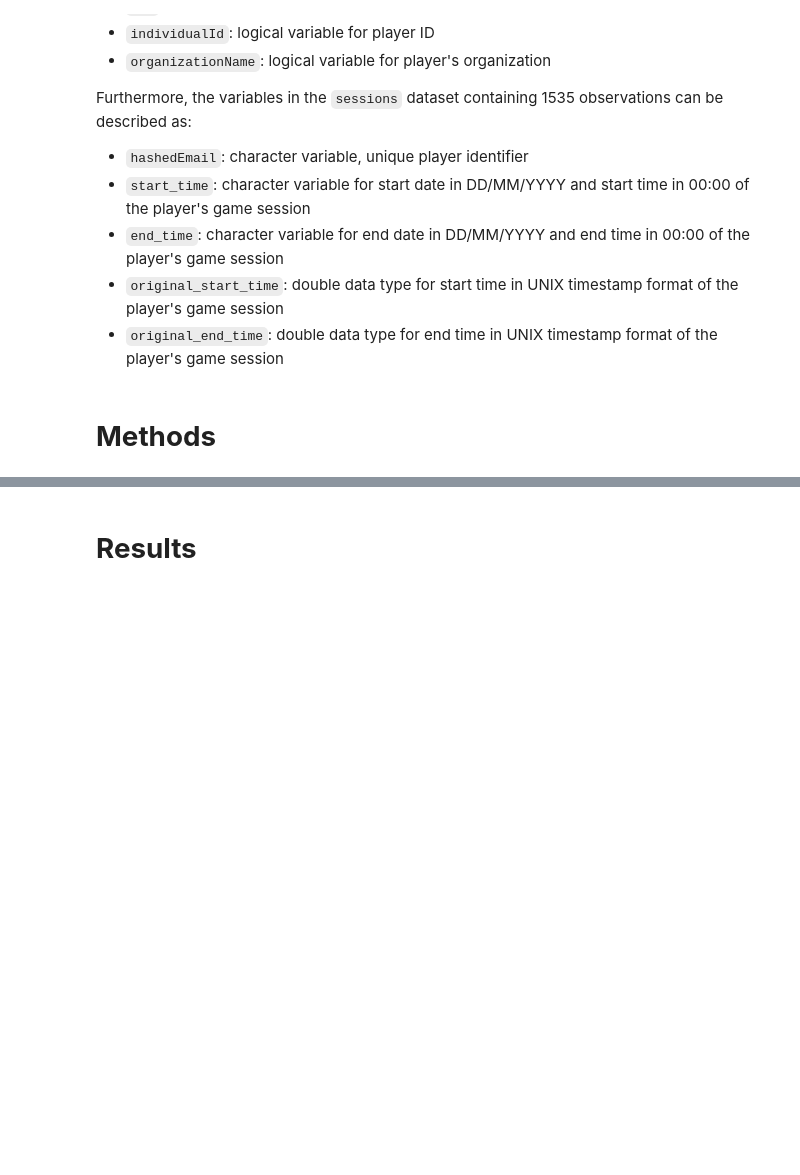
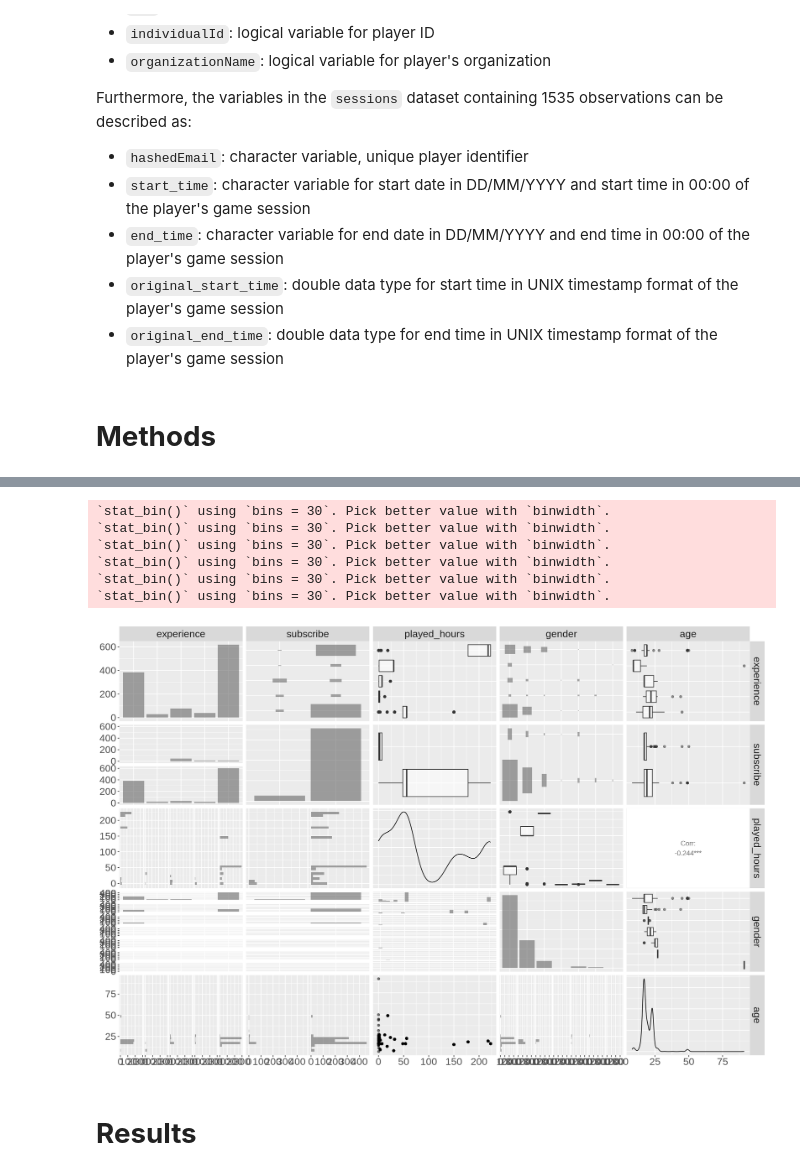
Before and after one commit to akdivinagracia/project-009-2, a Jupyter notebook: notebook.ipynb, the cells around one changed output, grey strips where cells are left out. Saved outputs shown, nothing was run; the diff lists cells and outputs as text; code cells hidden in the pictures; blank space fills up the shorter version.

Commit message:
added code for ggpairs
ggpairs plot is currently a mess need to fix variables

```diff
--- a/notebook.ipynb
+++ b/notebook.ipynb
@@ -126,4 +129,19 @@ A data.frame: 6 × 9
 | 6 | 21/04/2024 18:27 | 21/04/2024 19:14 | 1.71372e+12 | 1.71373e+12 | Pro | TRUE | 1.0 | ... |
+# %%
+options(repr.plot.width = 15, repr.plot.height = 10)
+
+combined_pairs <- combined_training |> select(experience:age)|>
+    ggpairs(aes(alpha = 0.05)) +
+    theme(text = element_text(size = 20))
+combined_pairs
+# %% [output]
+`stat_bin()` using `bins = 30`. Pick better value with `binwidth`.
+`stat_bin()` using `bins = 30`. Pick better value with `binwidth`.
+`stat_bin()` using `bins = 30`. Pick better value with `binwidth`.
+`stat_bin()` using `bins = 30`. Pick better value with `binwidth`.
+`stat_bin()` using `bins = 30`. Pick better value with `binwidth`.
+`stat_bin()` using `bins = 30`. Pick better value with `binwidth`.
+[figure, added]
 # %% [markdown]
 # **Results** ##
 # %% [markdown]
```
Also changed, not shown: parts of 3 cells of this notebook.
